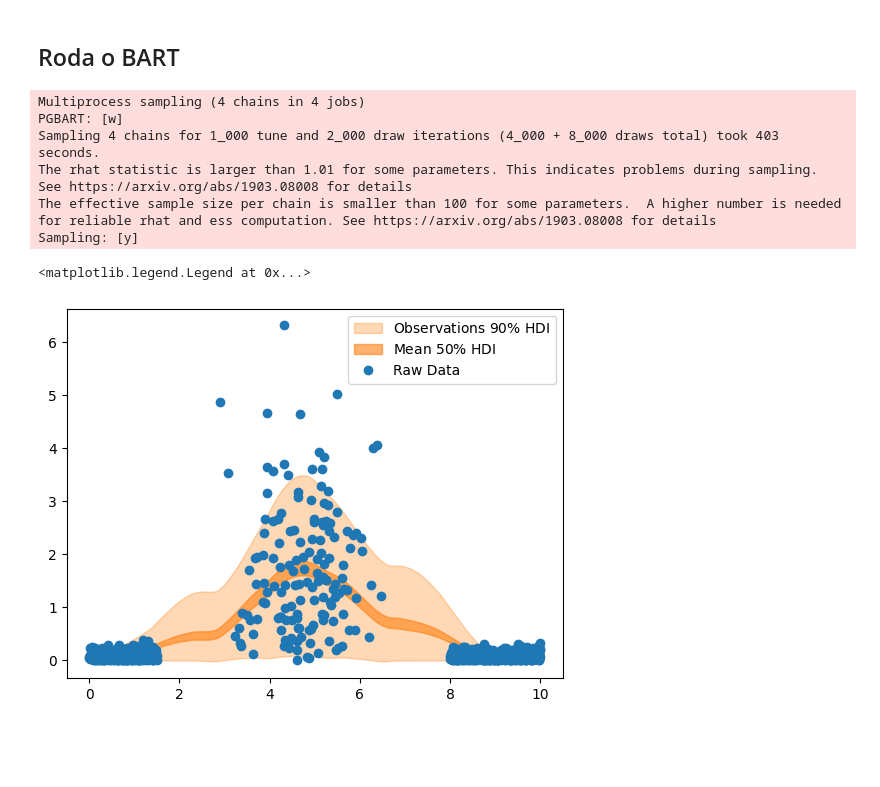
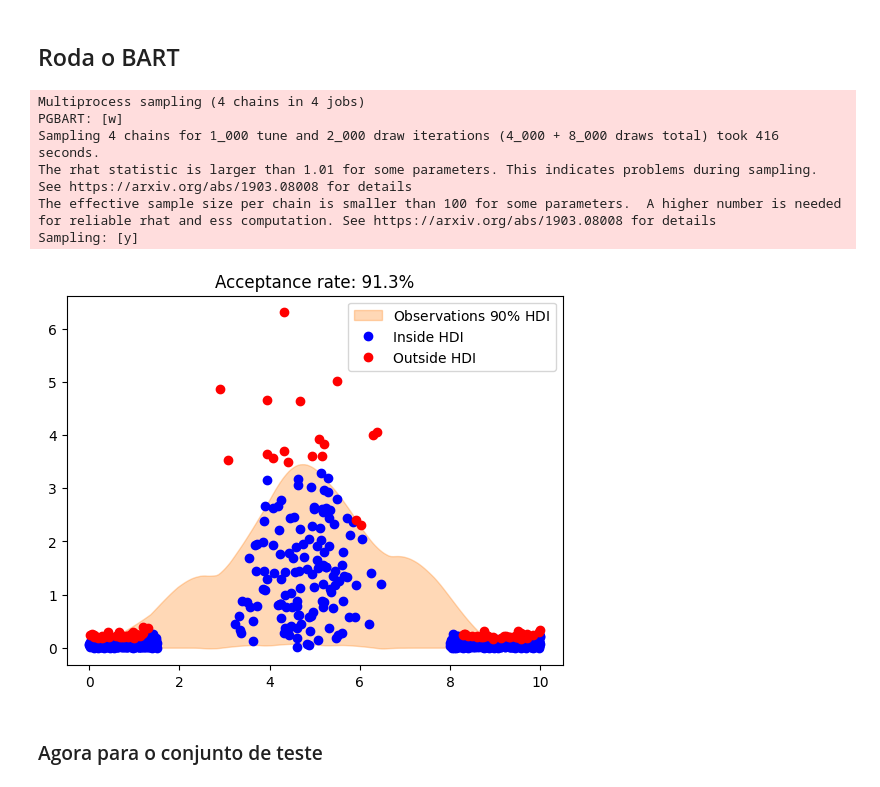
Before and after one commit to mvbdf/LCFM, a Jupyter notebook: 0 - exploratory.ipynb, the cells around one changed output. Cells and saved outputs as stored; diff of their text form; code cells hidden in the pictures; blank space fills up the shorter version.

Commit message:
roda estratégia em todos os conjuntos

```diff
--- a/0 - exploratory.ipynb
+++ b/0 - exploratory.ipynb
@@ -51,7 +51,7 @@ def generate_data_luben(n, rng):
     # Return as a data frame
     return {"x": x_sparse, "y": y}
 
-def generate_data(n, type='linear', heteroscedastic=False, epistemic_uncertainty=False, rng=None):
+def generate_data(n=1000, type='linear', heteroscedastic=False, epistemic_uncertainty=False, rng=None):
     if rng is None:
         rng = np.random.default_rng()
 
@@ -282,37 +270,39 @@ with pm.Model() as model_bart:
-# %%
-with model_bart:
-    mc_sample = pm.sample(n_sample, chains=4, random_seed=rng, cores=6, progressbar=False)
-    posterior_predictive_test = pm.sample_posterior_predictive(trace=mc_sample, random_seed=rng, predictions=False, progressbar=False)
-# %% [output]
-Multiprocess sampling (4 chains in 4 jobs)
-PGBART: [w]
-Sampling 4 chains for 1_000 tune and 2_000 draw iterations (4_000 + 8_000 draws total) took 403 seconds.
-The rhat statistic is larger than 1.01 for some parameters. This indicates problems during sampling. See https://arxiv.org/abs/1903.08008 for details
-The effective sample size per chain is smaller than 100 for some parameters.  A higher number is needed for reliable rhat and ess computation. See https://arxiv.org/abs/1903.08008 for details
-Sampling: [y]
 # %%
-posterior_mean = mc_sample.posterior["w"].mean(dim=("chain", "draw"))[0]
-w_hdi = az.hdi(ary=mc_sample, group="posterior", var_names=["w"], hdi_prob=0.5)
-pps = az.extract(posterior_predictive_test, group="posterior_predictive", var_names=["y"]).T
+with pm.Model() as model_bart:
+    w = pmb.BART( "w", X_cal, z_obs, m=100, shape=(2, X_cal.shape[0]))
+    # y = pm.Normal("y", w[0], np.exp(w[1]), observed=z_obs, shape=X_cal.shape[0])
+    y = pm.Gamma("y", mu=pm.math.exp(w[0]), sigma=pm.math.exp(w[1]), observed=z_obs)
+with model_bart:
+    mc_sample = pm.sample(2000, chains=4, random_seed=rng, cores=6, progressbar=False)
+    posterior_predictive_test = pm.sample_posterior_predictive(trace=mc_sample, random_seed=rng, predictions=False, progressbar=False)
+
+y_hdi = az.hdi(ary=posterior_predictive_test, hdi_prob=0.9, group='posterior_predictive', var_names=["y"])
+
+dentro = (z_obs > y_hdi['y'].sel(hdi='lower')) & (z_obs < y_hdi['y'].sel(hdi='higher'))
+fora = ~dentro
+
+idx = np.argsort(X_cal[:, 0])
+
+fig, ax = plt.subplots()
+az.plot_hdi(
+    x=X_cal[:, 0],
+    hdi_data=y_hdi,
+    ax=ax,
+    fill_kwargs={"alpha": 0.3, "label":r"Observations $90\%$ HDI"},
+)
+
+plt.title(f'Acceptance rate: {100*np.array(dentro).mean()}%')
+ax.plot(X_cal[dentro, 0], z_obs[dentro], "o", color="blue", label="Inside HDI")
+ax.plot(X_cal[fora, 0], z_obs[fora], "o", color="red", label="Outside HDI")
+ax.legend(loc="upper right")
+plt.show()
+# %% [output]
+Multiprocess sampling (4 chains in 4 jobs)
+PGBART: [w]
+Sampling 4 chains for 1_000 tune and 2_000 draw iterations (4_000 + 8_000 draws total) took 416 seconds.
+The rhat statistic is larger than 1.01 for some parameters. This indicates problems during sampling. See https://arxiv.org/abs/1903.08008 for details
+The effective sample size per chain is smaller than 100 for some parameters.  A higher number is needed for reliable rhat and ess computation. See https://arxiv.org/abs/1903.08008 for details
+Sampling: [y]
+[figure, added]
-# %%
-idx = np.argsort(X_cal[:, 0])
-
-fig, ax = plt.subplots()
-az.plot_hdi(
-    x=X_cal[:, 0],
-    y=pps,
-    ax=ax,
-    hdi_prob=0.90,
-    fill_kwargs={"alpha": 0.3, "label": r"Observations $90\%$ HDI"},
-)
-az.plot_hdi(
-    x=X_cal[:, 0],
-    hdi_data=np.exp(w_hdi["w"].sel(w_dim_0=0)),
-    ax=ax,
-    fill_kwargs={"alpha": 0.6, "label": r"Mean $50\%$ HDI"},
-)
-ax.plot(X_cal, z_obs, "o", c="C0", label="Raw Data")
-ax.legend(loc="upper right")
-# %% [output]
-<matplotlib.legend.Legend at 0x...>
-[figure, removed]
+# %% [markdown]
+### Agora para o conjunto de teste
```
Also changed, not shown: parts of 9 cells of this notebook.
